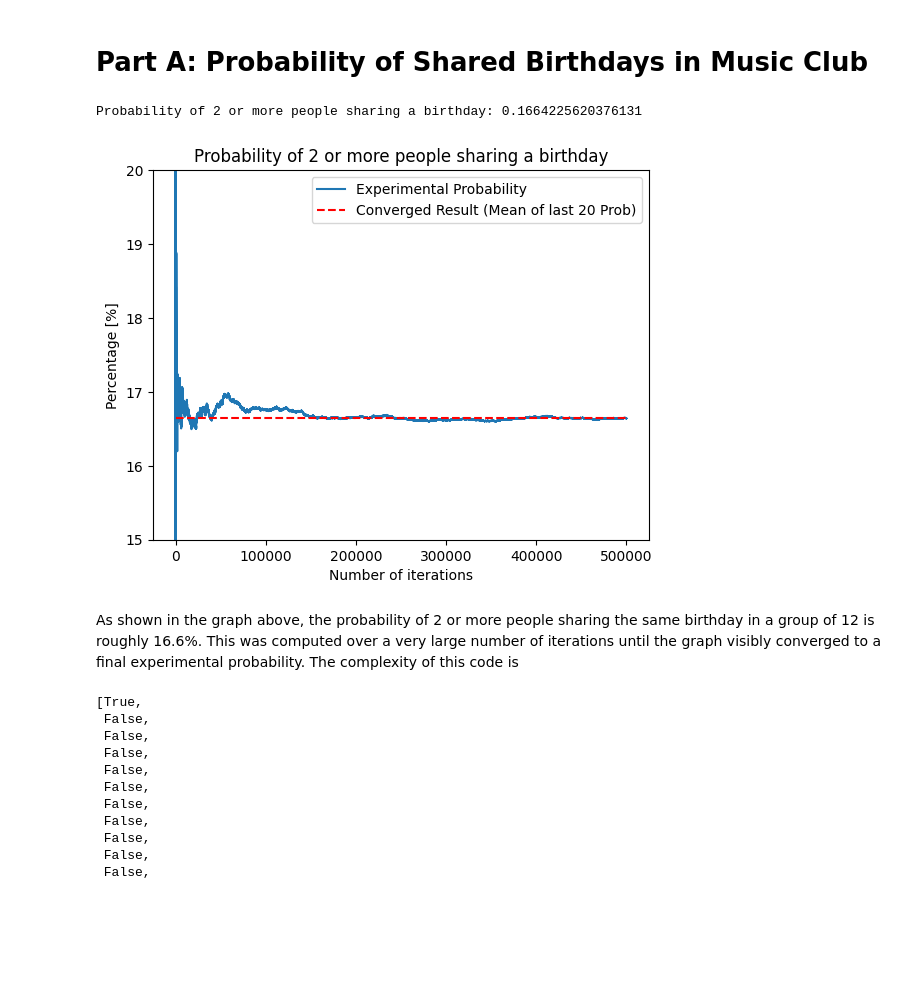
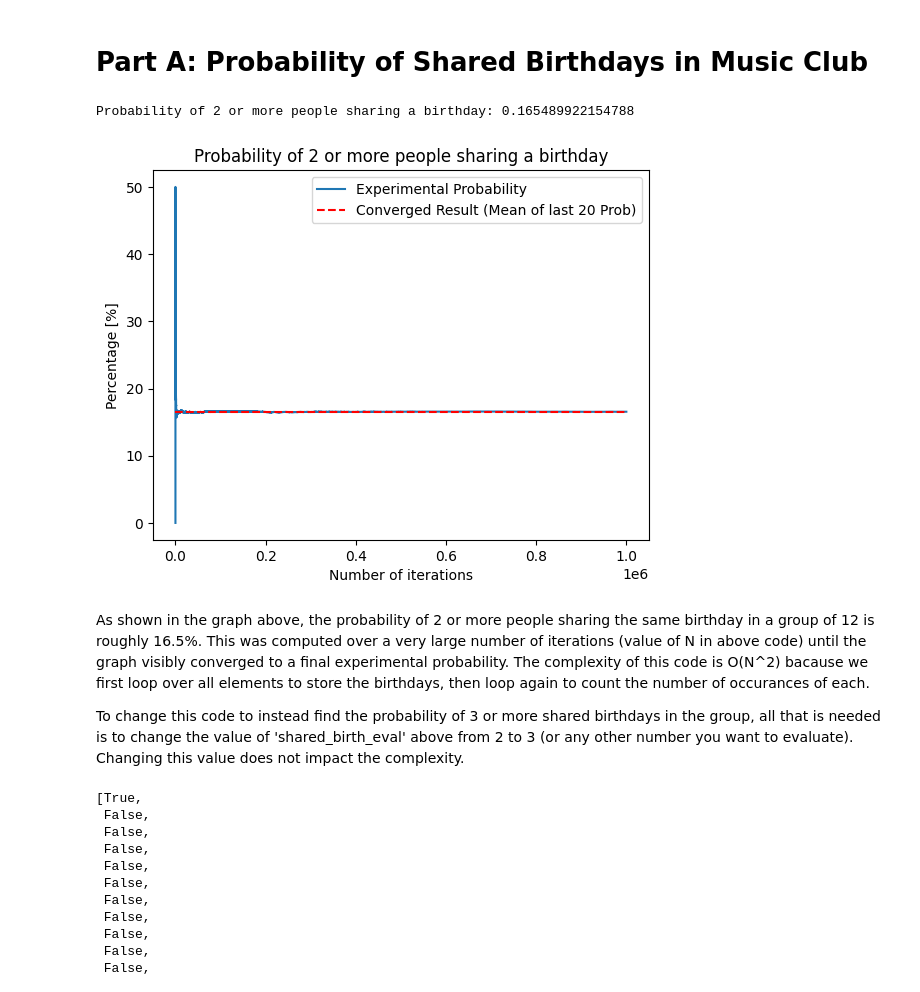
Before and after one commit to BorisTheBovine/DTSC5501_Group_Project_01, a Jupyter notebook: GP_1_01_knopp_hensel_hensel_group_proj_01.ipynb, the cells around one changed output. Drawn from its saved outputs; the diff is of its cells as text; code cells hidden in the pictures; blank space fills up the shorter version.

```diff
--- a/GP_1_01_knopp_hensel_hensel_group_proj_01.ipynb
+++ b/GP_1_01_knopp_hensel_hensel_group_proj_01.ipynb
@@ -28,13 +28,13 @@ class Member:
 # %%
 
 # Number of iterationsz
-N = 500000
+N = 1000000
 
 # Group size
 group_size = 12
 
-# Define the number of shared birthdays evaluation criteria (evaluation is greater than or equal to this number)
-shared_birth_eval = 1
+# Define the number of shared birthdays evaluation criteria
+shared_birth_eval = 2
 
 # # Define convergence tolerance
 # tol = 0.000001
@@ -52,19 +52,23 @@ for i in range(N):
     # Create a list of 12 members
     members = [Member() for i in range(group_size)]
 
-    # Find the number of members with the same birthday
-    same_birthday = 0
-    for person in members:
-        for other_person in members[members.index(person)+1:]:
-            if person.birthday_month == other_person.birthday_month and person.birthday_day == other_person.birthday_day:
-                same_birthday += 1
+    # Store all unique birthdays as strings
+    birthdays = [str(member.birthday_month) + '/' + str(member.birthday_day) for member in members]
 
-    # Add to the shared_birth_2_or_more variable if 2 or more people share a birthday
-    if same_birthday >= shared_birth_eval:
+    # Get unique birthdays
+    unique_birthdays_count = {key:0 for key in set(birthdays)}
+
+    # Loop over all members
+    for person in range(len(members)):
+        birthday = birthdays[person]
+        if birthday in unique_birthdays_count.keys():
+            unique_birthdays_count[birthday] += 1
+
+    # Evaulate criteria for shared birthdays
+    if shared_birth_eval in unique_birthdays_count.values():
         shared_birth_2_or_more += 1
 
-    # Store the results and probability
-    results.append(same_birthday)
+    results.append(unique_birthdays_count)
     prob.append(shared_birth_2_or_more / (i+1))
 
     # # If the probability has not changed by some tolerance and is greater than 0, stop looping
@@ -81,22 +85,24 @@ for i in range(N):
 # %%
 
 ave_last_20 = np.mean(prob[-20:])
 print(f'Probability of 2 or more people sharing a birthday: {ave_last_20}')
 
 # Plot a bar chart of probabilities
 plt.plot(range(len(prob)), [p * 100 for p in prob], label='Experimental Probability')
 plt.plot([0, len(prob)], [ave_last_20 * 100, ave_last_20 * 100], 'r--', label='Converged Result (Mean of last 20 Prob)')
-plt.ylim(15, 20)
+# plt.ylim(15, 20)
 plt.legend()
 plt.xlabel('Number of iterations')
 plt.ylabel('Percentage [%]')
 plt.title('Probability of 2 or more people sharing a birthday')
 plt.show()
 # %% [output]
-Probability of 2 or more people sharing a birthday: 0.1664225620376131
+Probability of 2 or more people sharing a birthday: 0.165489922154788
-[figure, old version]
+[figure, new version]
 # %% [markdown]
-As shown in the graph above, the probability of 2 or more people sharing the same birthday in a group of 12 is roughly 16.6%. This was computed over a very large number of iterations until the graph visibly converged to a final experimental probability. The complexity of this code is
+As shown in the graph above, the probability of 2 or more people sharing the same birthday in a group of 12 is roughly 16.5%. This was computed over a very large number of iterations (value of N in above code) until the graph visibly converged to a final experimental probability. The complexity of this code is O(N^2) bacause we first loop over all elements to store the birthdays, then loop again to count the number of occurances of each.
+
+To change this code to instead find the probability of 3 or more shared birthdays in the group, all that is needed is to change the value of 'shared_birth_eval' above from 2 to 3 (or any other number you want to evaluate). Changing this value does not impact the complexity.
 # %%
 [res >= 1 for res in results]
 # %% [output]
```
Also changed, not shown: parts of 2 cells of this notebook.
